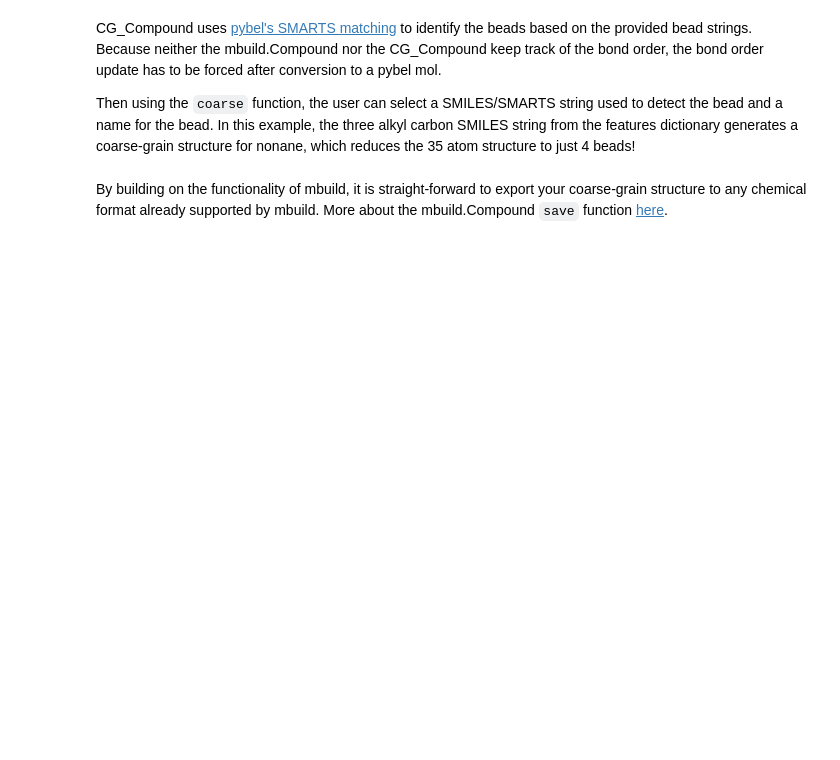
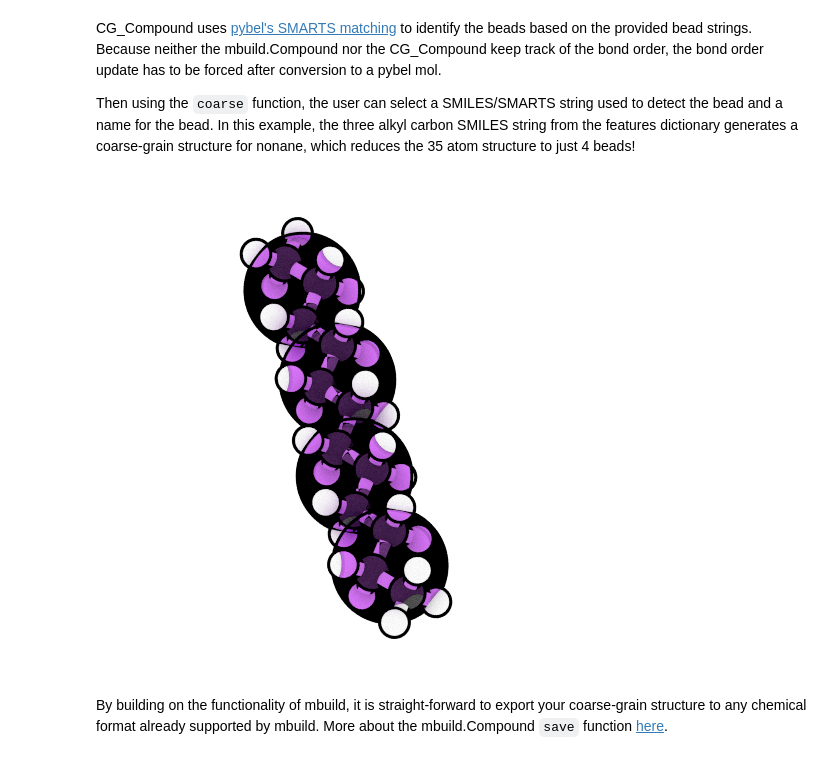
Before and after one commit to cmelab/grits, a Jupyter notebook: grits.ipynb, the cells around one changed output. Cells and saved outputs as stored; diff of their text form; code cells hidden in the pictures; blank space fills up the shorter version.

```diff
--- a/grits.ipynb
+++ b/grits.ipynb
@@ -48,18 +50,23 @@ Then using the `coarse` function, the user can select a SMILES/SMARTS string use
 # %%
 with warnings.catch_warnings():
     warnings.simplefilter("ignore")
 
     # convert to pybel mol
     mol = mb_dodecane.to_pybel()
 
     # to_pybel imports all bonds as order=1, this will type the bond correctly
     # if the structure is good
     mol.OBMol.PerceiveBondOrders()
 
     cg_dodecane = utils.coarse(mol, [("_C3", "CCC")])
 
 # Visualize the compound imposed over the atomistic structure
 # with the show_atomistic flag
 scene = utils.draw_scene(cg_dodecane, show_atomistic=True)
+
+# overlay looks better in interactive view
+fresnel.pathtrace(scene, w=500, h=500, light_samples=10)
+# %% [output]
+[figure, added]
 # %%
 view = fresnel.interact.SceneView(scene)
```
Also changed, not shown: parts of 5 cells of this notebook.
